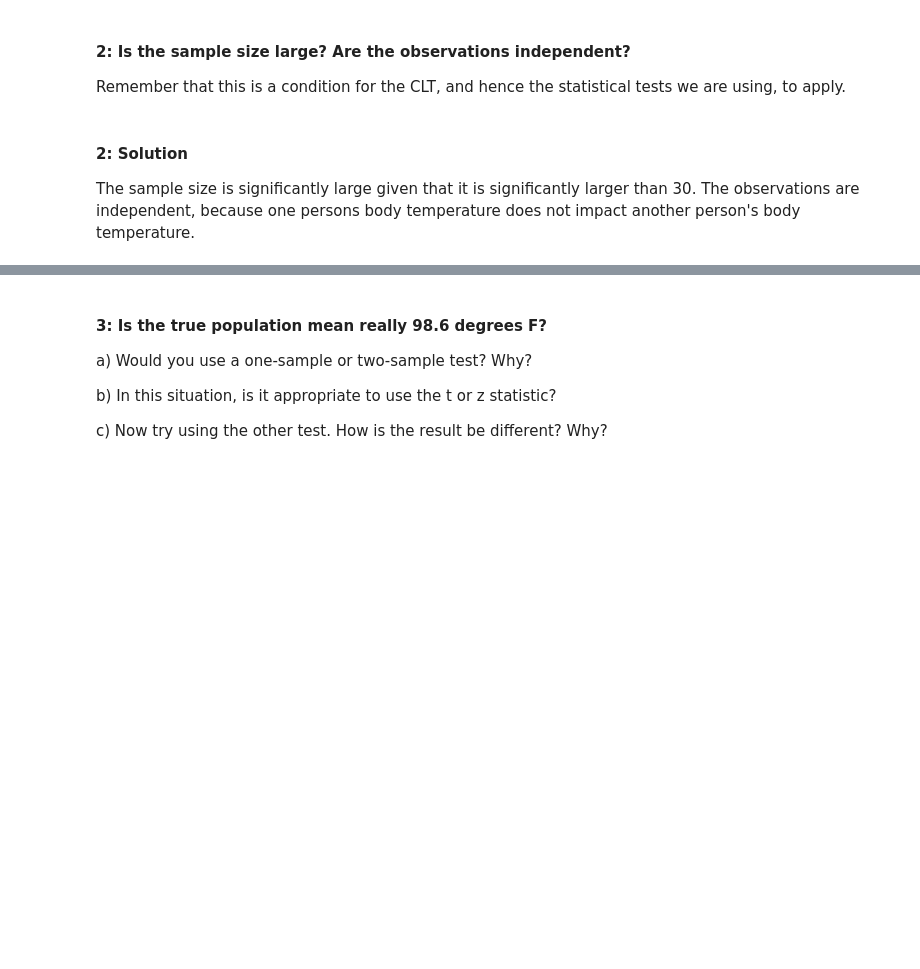
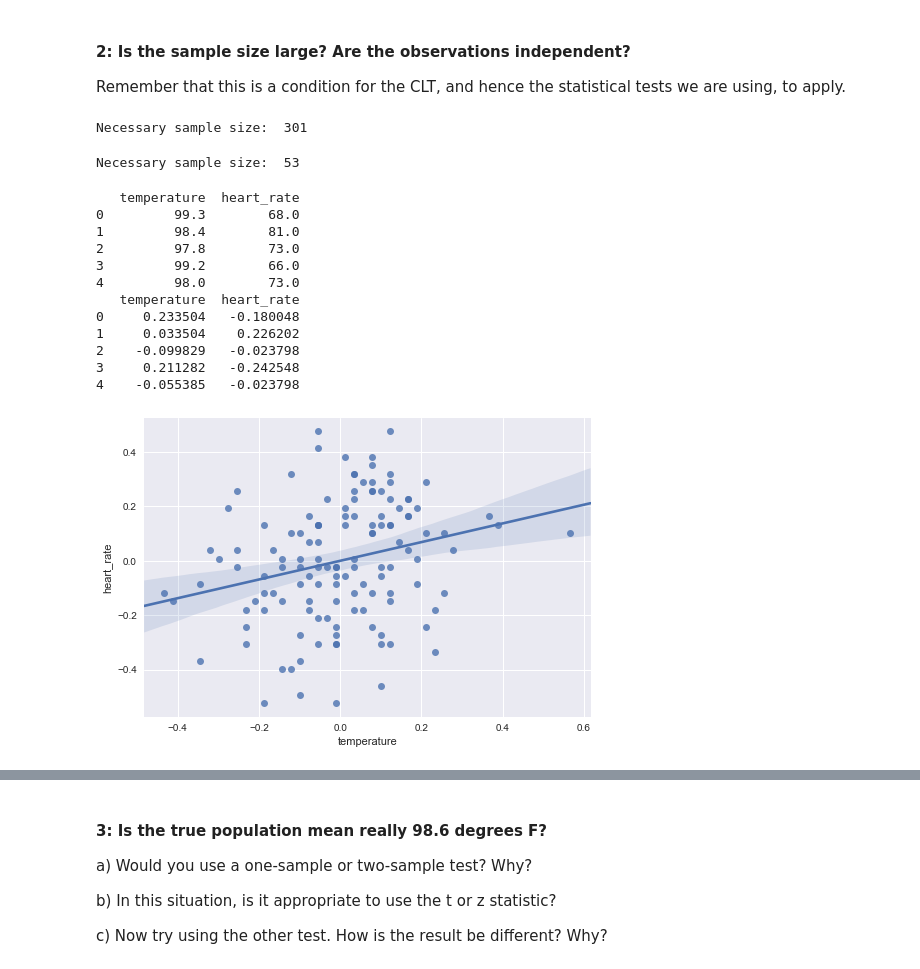
Before and after one commit to kcalab92/Springboard-DataScience, a Jupyter notebook: human_temp/sliderule_dsi_inferential_statistics_exercise_1.ipynb, the cells around one changed output, grey strips where cells are left out. Cells and saved outputs as stored; diff of their text form; code cells hidden in the pictures; blank space fills up the shorter version.

```diff
--- a/human_temp/sliderule_dsi_inferential_statistics_exercise_1.ipynb
+++ b/human_temp/sliderule_dsi_inferential_statistics_exercise_1.ipynb
@@ -158,7 +178,3 @@ The data is normally distributed. All three visualization depict normal distribu
 #### 2: Is the sample size large? Are the observations independent?
 
 Remember that this is a condition for the CLT, and hence the statistical tests we are using, to apply.
-# %% [markdown]
-#### 2: Solution
-
-The sample size is significantly large given that it is significantly larger than 30. The observations are independent, because one persons body temperature does not impact another person's body temperature.
@@ -164,0 +191,31 @@ The sample size is significantly large given that it is significantly larger tha
+# %%
+necc_samp_size(1000000000, .05, 1.96, 0.733183)
+# %% [output]
+Necessary sample size:  301
+# %%
+necc_samp_size(1000000000, .1, 1.645, 0.733183)
+# %% [output]
+Necessary sample size:  53
+# %%
+df_th = df[["temperature", "heart_rate"]]
+print(df_th.head(5))
+
+df_norm = (df_th - df_th.mean()) / (df_th.max() - df_th.min())
+print(df_norm.head(5))
+
+sns.regplot(df_norm['temperature'], df_norm['heart_rate'])
+plt.show()
+# %% [output]
+   temperature  heart_rate
+0         99.3        68.0
+1         98.4        81.0
+2         97.8        73.0
+3         99.2        66.0
+4         98.0        73.0
+   temperature  heart_rate
+0     0.233504   -0.180048
+1     0.033504    0.226202
+2    -0.099829   -0.023798
+3     0.211282   -0.242548
+4    -0.055385   -0.023798
+[figure, added]
```
Also changed, not shown: parts of 34 cells of this notebook.
